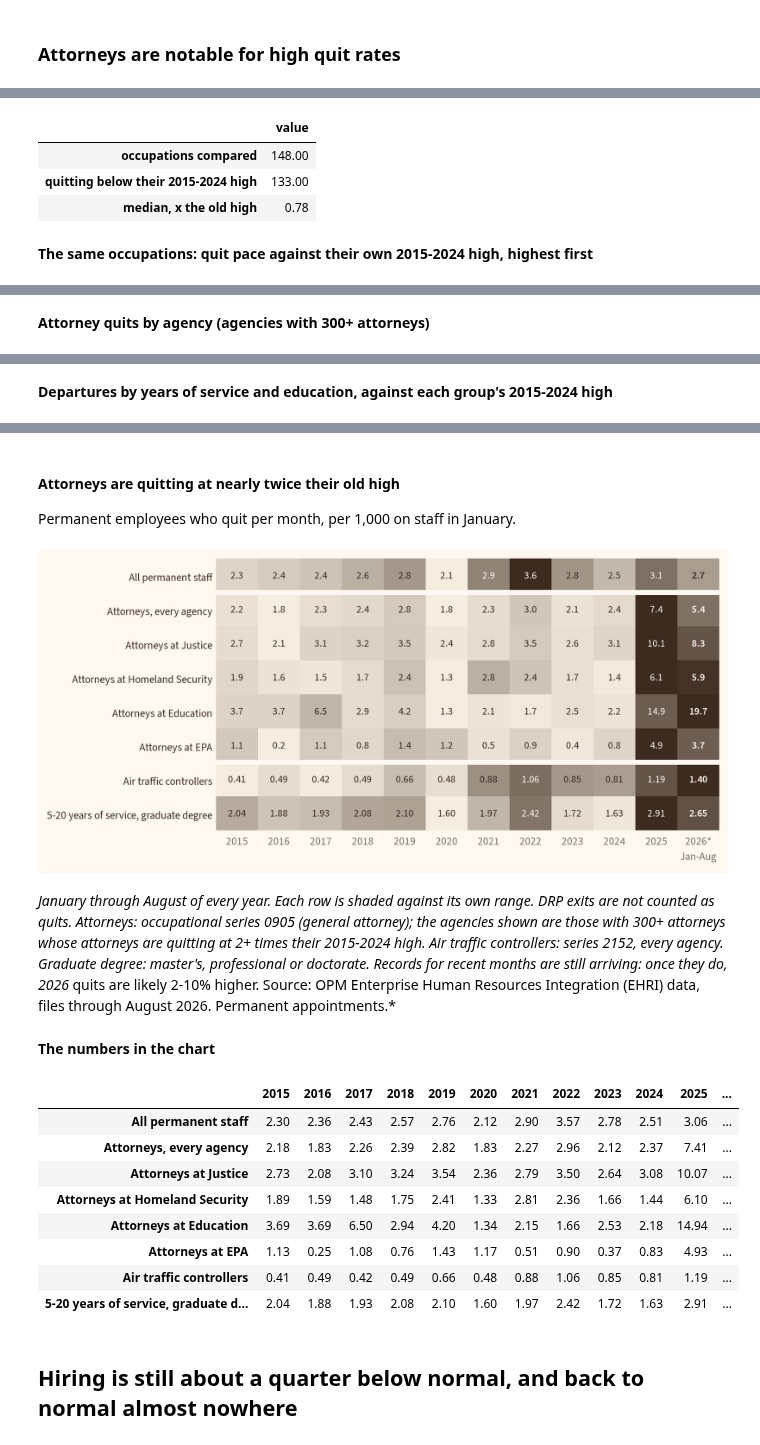
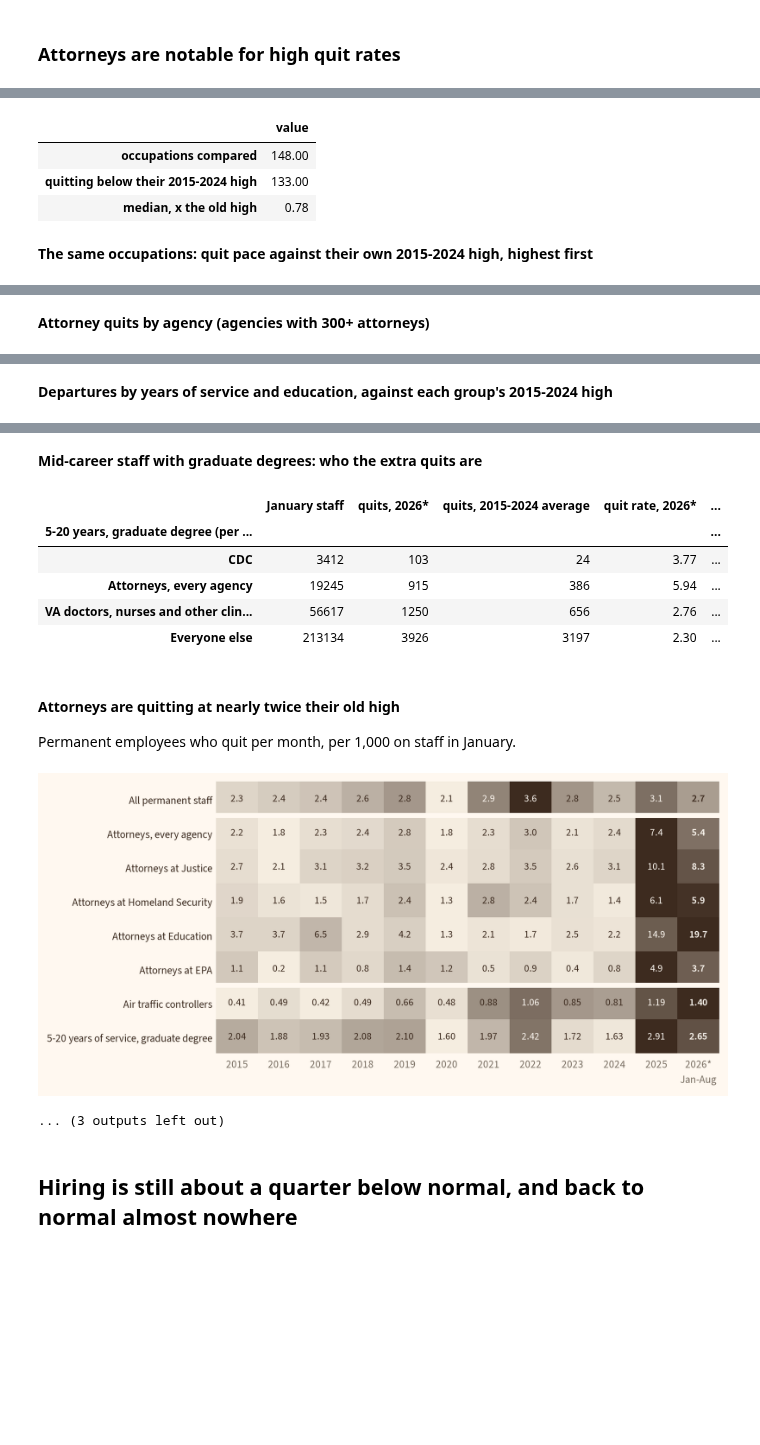
Before and after one commit to abigailhaddad/federal-attrition-patterns, a Jupyter notebook: run.ipynb, the cells around one changed output, grey strips where cells are left out. Drawn from its saved outputs; the diff is of its cells as text; code cells hidden in the pictures; blank space fills up the shorter version.

```diff
--- a/run.ipynb
+++ b/run.ipynb
@@ -215,6 +215,7 @@ table("2026_occupations_below_old_high", "Occupations with 2,000+ staff and 30+
 table("2026_quits_vs_own_high_by_occupation", "The same occupations: quit pace against their own 2015-2024 high, highest first", rows=15)
 table("2026_attorney_quits_by_agency", "Attorney quits by agency (agencies with 300+ attorneys)")
 table("2026_departures_by_service_and_education", "Departures by years of service and education, against each group's 2015-2024 high")
+table("2026_grad_degree_quits_split", "Mid-career staff with graduate degrees: who the extra quits are")
 chart(6)
 # %% [output]
 **Occupations with 2,000+ staff and 30+ quits: how many are quitting below their own 2015-2024 high**
@@ -244,47 +245,44 @@ chart(6)
 |  | name | attorneys, January 2026 | quits, January-August 2026 | quit pace, x the 2015-2024 high |
 | agency |  |  |  |  |
 | DJ | Department Of Justice | 9620 | 641 | 2.36 |
 | HS | Department Of Homeland Security | 4083 | 193 | 2.10 |
 | TR | Department Of Treasury | 1916 | 80 | 1.49 |
 | SE | Securities And Exchange Commission | 1686 | 55 | 0.84 |
 | ED | Department Of Education | 311 | 49 | 3.03 |
 | CM | Department Of Commerce | 1417 | 38 | 1.28 |
 | HE | Department Of Health And Human Se... | 843 | 38 | 1.83 |
 | SZ | Social Security Administration | 2793 | 31 | 0.47 |
 | VA | Department Of Veterans Affairs | 1636 | 27 | 0.47 |
 | EP | Environmental Protection Agency | 850 | 25 | 2.57 |
 | ... | ... | ... | ... | ... |
 | DD | Department Of Defense | 813 | 15 | 1.09 |
 | NV | Department Of The Navy | 785 | 14 | 0.86 |
 | IN | Department Of Interior | 329 | 9 | 1.68 |
 | DL | Department Of Labor | 425 | 7 | 0.60 |
 | FD | Federal Deposit Insurance Corpora... | 308 | 4 | 0.51 |
 **Departures by years of service and education, against each group's 2015-2024 high**
 |  | January staff | total, 2026* | quit, 2026* | retire, 2026* | total, x the 2015-2024 high | ... |
 | group (per 1,000 per month, Janua... |  |  |  |  |  | ... |
 | 20+ years, bachelor's | 132451 | 7.21 | 0.54 | 5.87 | 0.90 | ... |
 | 20+ years, graduate degree | 111062 | 7.69 | 0.86 | 5.81 | 0.97 | ... |
 | 20+ years, no degree | 206610 | 7.49 | 0.61 | 6.05 | 0.84 | ... |
 | 5-20 years, bachelor's | 298349 | 3.54 | 1.99 | 1.05 | 0.90 | ... |
 | 5-20 years, graduate degree | 292408 | 4.54 | 2.65 | 1.38 | 1.11 | ... |
 | 5-20 years, no degree | 462648 | 4.59 | 2.38 | 1.37 | 0.86 | ... |
 | Under 5 years, bachelor's | 111486 | 5.92 | 5.07 | 0.04 | 0.67 | ... |
 | Under 5 years, graduate degree | 91051 | 6.01 | 5.23 | 0.06 | 0.88 | ... |
 | Under 5 years, no degree | 220942 | 8.18 | 6.44 | 0.04 | 0.67 | ... |
-#### Attorneys are quitting at nearly twice their old high
-Permanent employees who quit per month, per 1,000 on staff in January.
+**Mid-career staff with graduate degrees: who the extra quits are**
+|  | January staff | quits, 2026* | quits, 2015-2024 average | quit rate, 2026* | ... |
+| 5-20 years, graduate degree (per ... |  |  |  |  | ... |
+| CDC | 3412 | 103 | 24 | 3.77 | ... |
+| Attorneys, every agency | 19245 | 915 | 386 | 5.94 | ... |
+| VA doctors, nurses and other clin... | 56617 | 1250 | 656 | 2.76 | ... |
+| Everyone else | 213134 | 3926 | 3197 | 2.30 | ... |
+#### Attorneys are quitting at nearly twice their old high
+Permanent employees who quit per month, per 1,000 on staff in January.
 [figure]
-*January through August of every year. Each row is shaded against its own range. DRP exits are not counted as quits. Attorneys: occupational series 0905 (general attorney); the agencies shown are those with 300+ attorneys whose attorneys are quitting at 2+ times their 2015-2024 high. Air traffic controllers: series 2152, every agency. Graduate degree: master's, professional or doctorate. Records for recent months are still arriving: once they do, 2026* quits are likely 2-10% higher. Source: OPM Enterprise Human Resources Integration (EHRI) data, files through August 2026. Permanent appointments.*
-**The numbers in the chart**
-|  | 2015 | 2016 | 2017 | 2018 | 2019 | 2020 | 2021 | 2022 | 2023 | 2024 | 2025 | ... |
-| All permanent staff | 2.30 | 2.36 | 2.43 | 2.57 | 2.76 | 2.12 | 2.90 | 3.57 | 2.78 | 2.51 | 3.06 | ... |
-| Attorneys, every agency | 2.18 | 1.83 | 2.26 | 2.39 | 2.82 | 1.83 | 2.27 | 2.96 | 2.12 | 2.37 | 7.41 | ... |
-| Attorneys at Justice | 2.73 | 2.08 | 3.10 | 3.24 | 3.54 | 2.36 | 2.79 | 3.50 | 2.64 | 3.08 | 10.07 | ... |
-| Attorneys at Homeland Security | 1.89 | 1.59 | 1.48 | 1.75 | 2.41 | 1.33 | 2.81 | 2.36 | 1.66 | 1.44 | 6.10 | ... |
-| Attorneys at Education | 3.69 | 3.69 | 6.50 | 2.94 | 4.20 | 1.34 | 2.15 | 1.66 | 2.53 | 2.18 | 14.94 | ... |
-| Attorneys at EPA | 1.13 | 0.25 | 1.08 | 0.76 | 1.43 | 1.17 | 0.51 | 0.90 | 0.37 | 0.83 | 4.93 | ... |
-| Air traffic controllers | 0.41 | 0.49 | 0.42 | 0.49 | 0.66 | 0.48 | 0.88 | 1.06 | 0.85 | 0.81 | 1.19 | ... |
-| 5-20 years of service, graduate d... | 2.04 | 1.88 | 1.93 | 2.08 | 2.10 | 1.60 | 1.97 | 2.42 | 1.72 | 1.63 | 2.91 | ... |
+... (3 outputs left out)
 # %% [markdown]
 ## Hiring is still about a quarter below normal, and back to normal almost nowhere
 # %%
```
Also changed, not shown: 3 other files.
